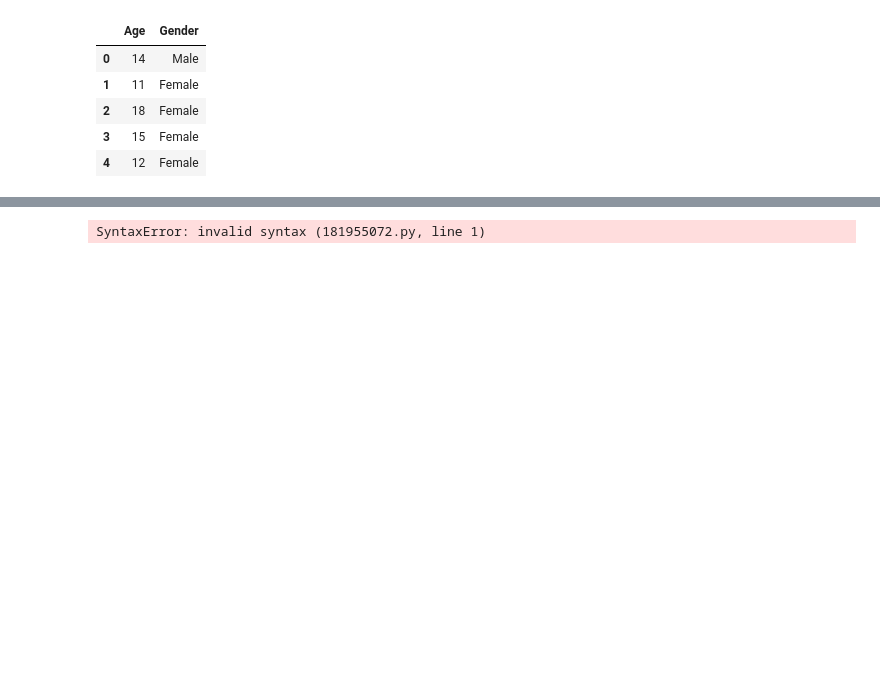
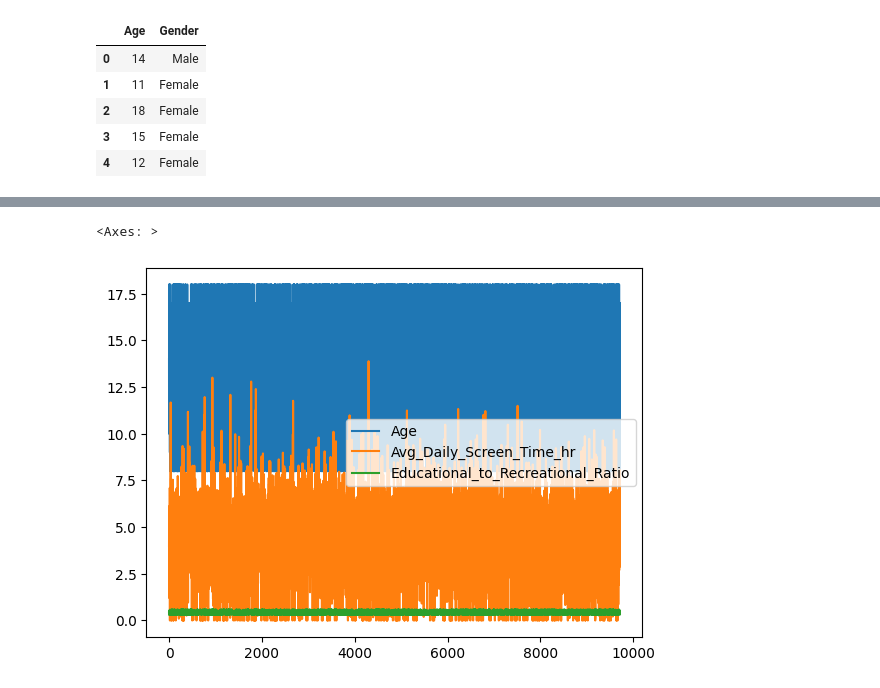
Before and after one commit to Imran1hp/Machine-Learning, a Jupyter notebook: Untitled.ipynb, the cells around one changed output, grey strips where cells are left out. Cells and saved outputs as stored; diff of their text form; code cells hidden in the pictures; blank space fills up the shorter version.

Commit message:
learn graph ploting

```diff
--- a/Untitled.ipynb
+++ b/Untitled.ipynb
@@ -141,12 +138,10 @@ below_16.head(20)
 | 210 | 18 | Female | 3.87 | Laptop | True | 0.36 | ... |
 | 219 | 18 | Male | 2.96 | TV | False | 0.43 | ... |
 | 222 | 18 | Male | 3.98 | Laptop | True | 0.37 | ... |
-# %%
-git init
-git add .
-git commit -m "Initial commit - added Jupyter Notebook"
-git branch -M main
-git remote add originttps:https://github.com/Imran1hp/pandas-.git
-git push -u origin main
-# %% [output]
-SyntaxError: invalid syntax (181955072.py, line 1)
+# %%
+data_plot = pd.read_csv("Indian_Kids_Screen_Time.csv")
+# %%
+data_plot.plot()
+# %% [output]
+<Axes: >
+[figure, added]
```
Also changed, not shown: parts of 8 cells of this notebook.
